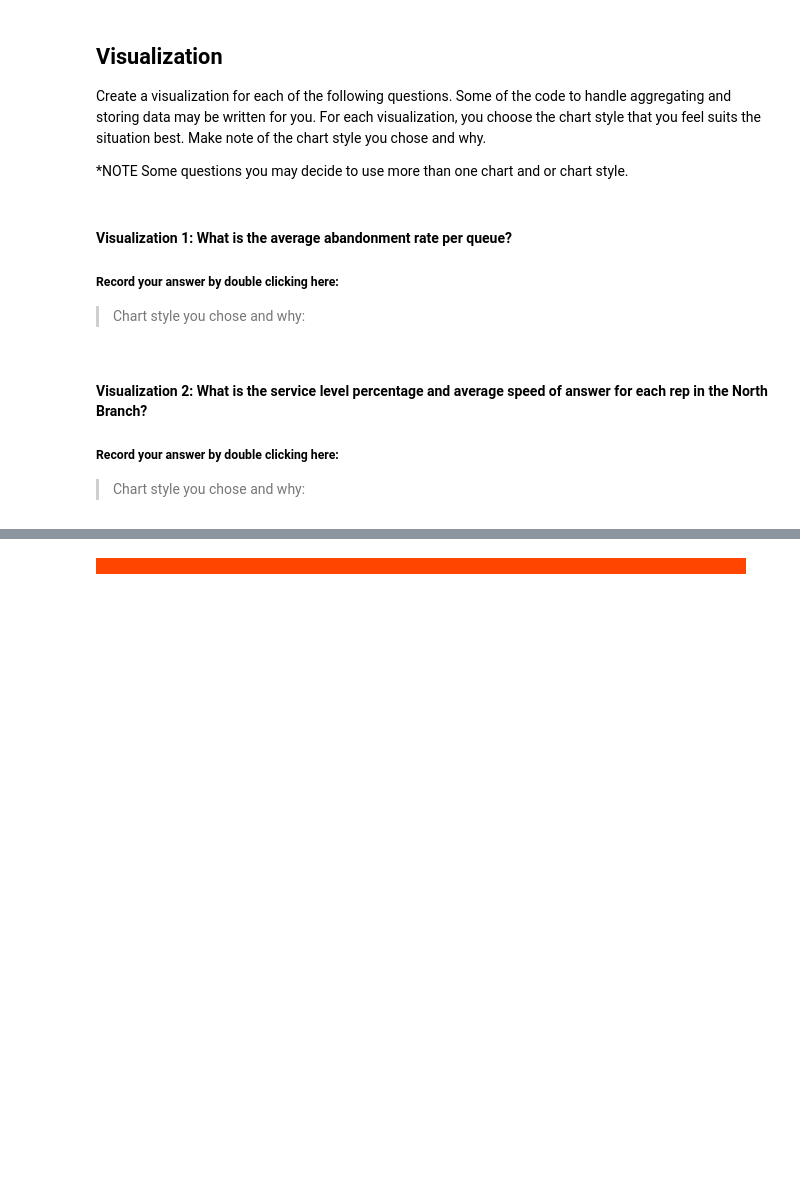
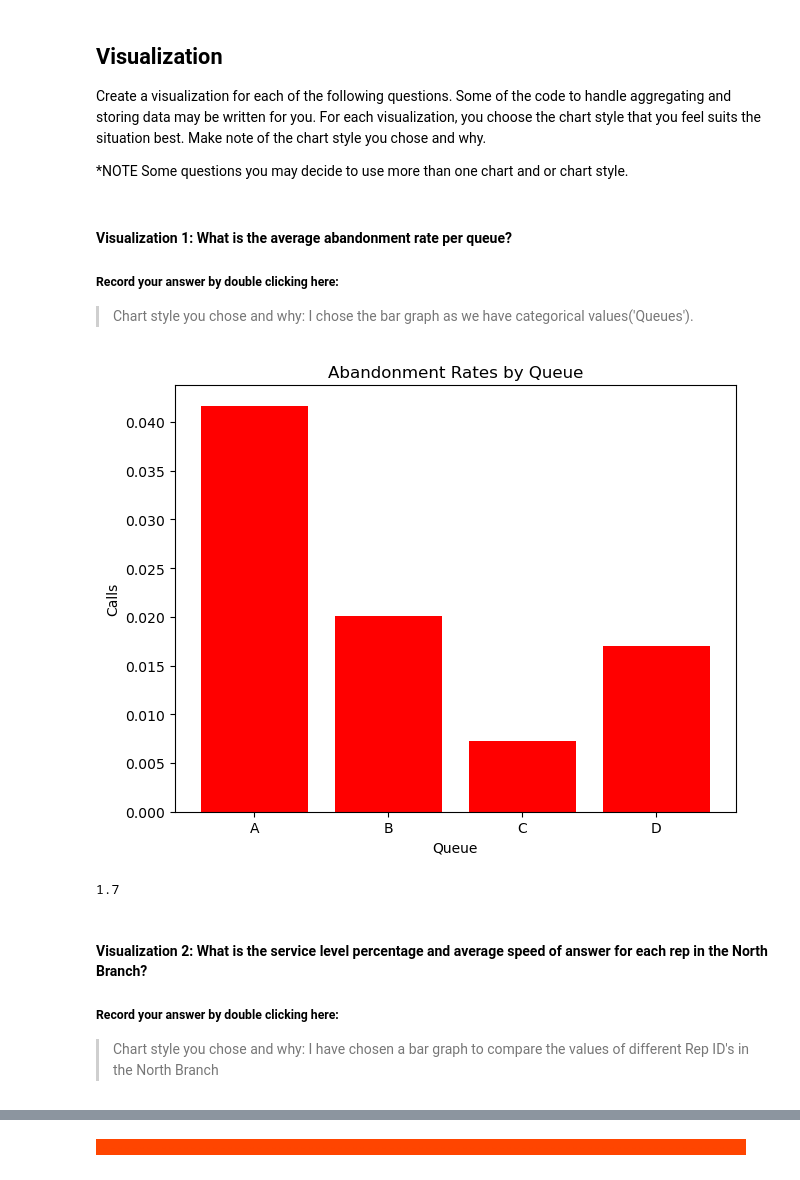
Before and after one commit to Sne0Ch/call-center-cleanup-assignment, a Jupyter notebook: Call_Center_Cleanup.ipynb, the cells around one changed output, grey strips where cells are left out. Drawn from its saved outputs; the diff is of its cells as text; code cells hidden in the pictures; blank space fills up the shorter version.

Commit message:
Data mainpulation and Visualization

```diff
--- a/Call_Center_Cleanup.ipynb
+++ b/Call_Center_Cleanup.ipynb
@@ -359,2 +330,0 @@ north_df.drop('Call Purpose', axis = 1, inplace = True)
-# %%
-south_df.drop('Call Purpose', axis = 1, inplace = True )
@@ -371,3 +331,7 @@ north_df.head()
+# %%
+north_df = north_df.drop(['During Call Wait Time'], axis=1)
+# %%
+south_df = south_df.drop(['During Call Wait Time'], axis=1)
 # %% [markdown]
 <span style="background-color:orangered; color:orangered;">- - - - - - - - - - - - - - - - - - - - - - - - - - - - - - - - - - - - - - - - - - - - - - - - - - - - - - - - - - - - - - - - - - - - - - - - - - - - - - - - - - - - - - - - -</span>
 # %% [markdown]
@@ -376,3 +340,5 @@ Before you begin answering any questions, combine the two datasets together to c
 * Add additional code blocks as needed to show how you came to your conclusions. Add comments in your code blocks to help others understand your thinking. Record your answer by double clicking the below cell.
 # %%
 # Create dataframe for the entire company named df
+df = pd.concat([north_df, south_df], keys=["North", "South"])
+df
@@ -428,26 +542,39 @@ Create a visualization for each of the following questions. Some of the code to
 #### Visualization 1:  What is the average abandonment rate per queue?
 ##### Record your answer by double clicking here:
 
-> Chart style you chose and why:
+> Chart style you chose and why: I chose the bar graph as we have categorical values('Queues').
 # %%
 # Create visualization 1 here
 # Import any additional libraries needed with alias
-
-
+import matplotlib.pyplot as plt
 
 # The dictionary abandonment_rates has the data you need.
 abandonment_rates = {}
 queues = ["A", "B", "C", "D"]
 queue_dict = df.groupby("Queue").agg("sum")
 for i in range(4):
     abandonment_rates[queues[i]] = queue_dict["Abandoned"][i] / queue_dict["Calls"][i]
 
 #Your Code Here:
+# Show the plot
+names = list(abandonment_rates.keys())
+values = list(abandonment_rates.values())
+plt.bar(range(len(abandonment_rates)), values, tick_label=names, color = 'red')
+plt.tight_layout()
+plt.title('Abandonment Rates by Queue')
+plt.xlabel('Queue')
+plt.ylabel('Calls')
+plt.show()
+# The average abandonement rate per queue is 1.7
+((abandonment_rates[queues[i]]) * 100).round(2)
+# %% [output]
+[figure, added]
+1.7
 # %% [markdown]
 #### Visualization 2: What is the service level percentage and average speed of answer for each rep in the North Branch?
 ##### Record your answer by double clicking here:
 
-> Chart style you chose and why:
+> Chart style you chose and why: I have chosen a bar graph to compare the values of different Rep ID's in the North Branch
 # %%
 # Create visualization 2 here
 # north_plt contains the data you need for the average speed of answer of each rep
```
Also changed, not shown: parts of 71 cells of this notebook.
